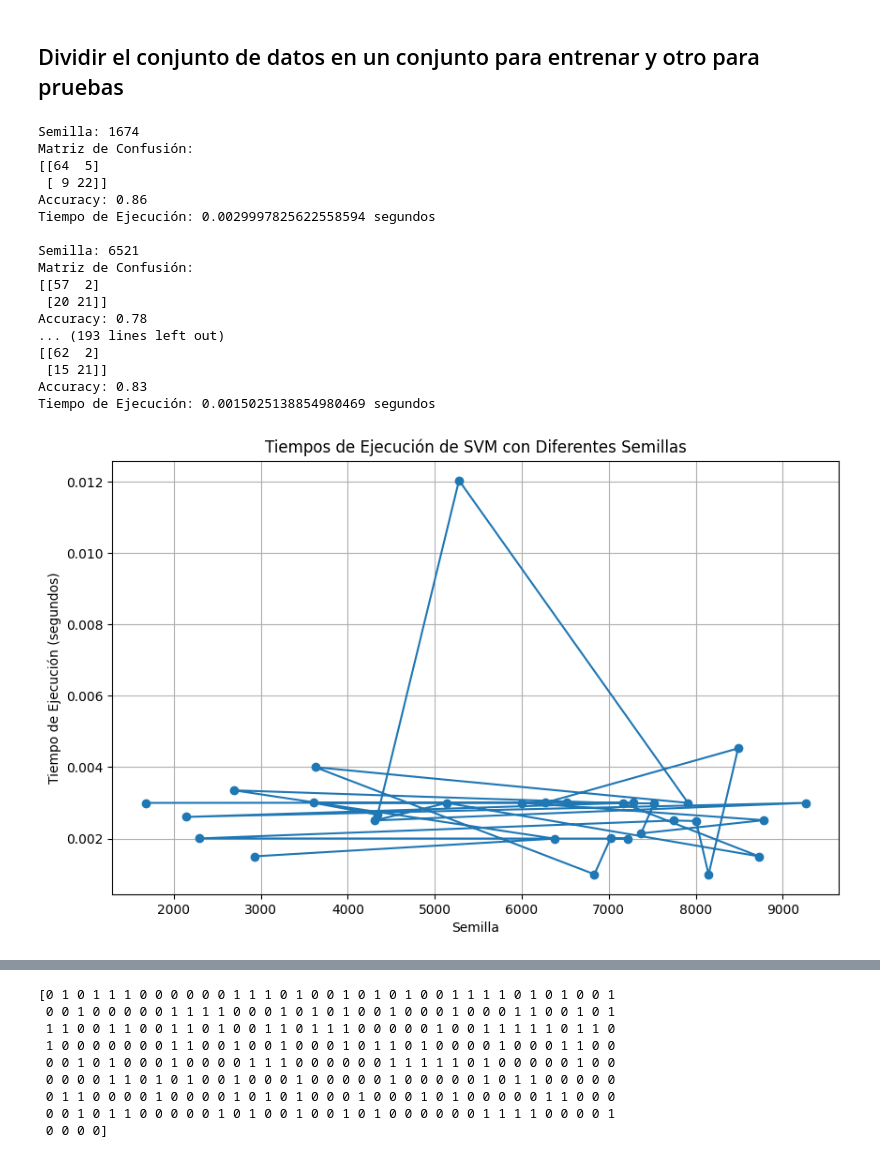
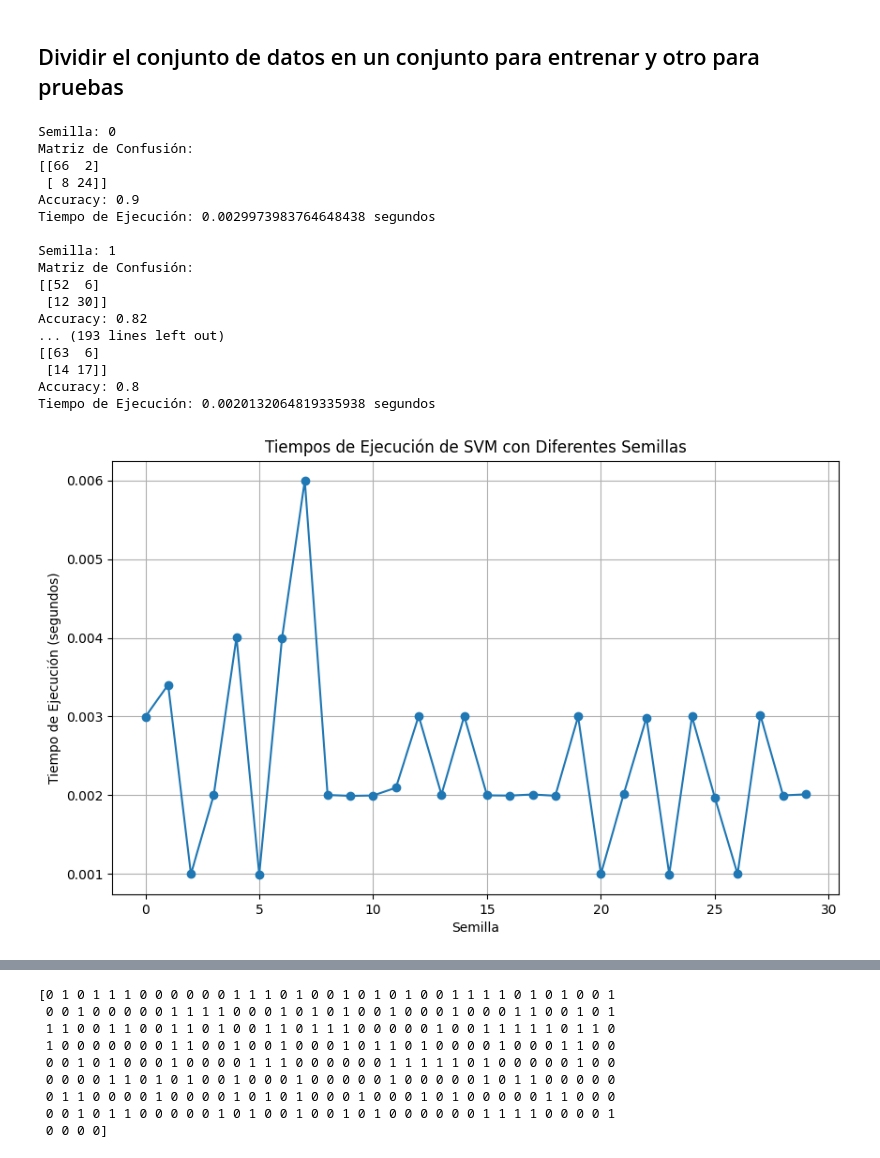
Before and after one commit to Kojimena/P2-ADA, a Jupyter notebook: 01-SVM.ipynb, the cells around one changed output, grey strips where cells are left out. Cells and saved outputs as stored; diff of their text form; code cells hidden in the pictures.

```diff
--- a/01-SVM.ipynb
+++ b/01-SVM.ipynb
@@ -60,51 +60,55 @@ def resultadosSVM_func(semilla, X, y):
     resultadosSVM[semilla] = {'matriz_confusion': mat_conf, 'accuracy': acc, 'tiempo_ejecucion': tiempo_ejecucion}
 
 # Generar 30 semillas distintas y ejecutar la función para cada una
-semillas = np.random.randint(0, 10000, 30)  # Generar 30 semillas aleatorias
+#semillas = np.random.randint(0, 10000, 30)  # Generar 30 semillas aleatorias
 
-for semilla in semillas:
-    resultadosSVM_func(semilla, X, y)
+#semillas = []
+for i in range(30):
+    resultadosSVM_func(i, X, y)
 
 # Imprimir los resultados
 for semilla, resultados in resultadosSVM.items():
     print(f"Semilla: {semilla}")
     print(f"Matriz de Confusión:\n{resultados['matriz_confusion']}")
     print(f"Accuracy: {resultados['accuracy']}")
     print(f"Tiempo de Ejecución: {resultados['tiempo_ejecucion']} segundos\n")
 
+
+resultadosSVM_ordenado = dict(sorted(resultadosSVM.items()))
+
 # Crear una lista de tiempos de ejecución
-tiempos_ejecucion = [resultados['tiempo_ejecucion'] for resultados in resultadosSVM.values()]
+tiempos_ejecucion = [resultados['tiempo_ejecucion'] for resultados in resultadosSVM_ordenado.values()]
 
 # Crear una gráfica de los tiempos de ejecución
 plt.figure(figsize=(10, 6))
 plt.plot(list(resultadosSVM.keys()), tiempos_ejecucion, marker='o', linestyle='-')
 plt.title('Tiempos de Ejecución de SVM con Diferentes Semillas')
 plt.xlabel('Semilla')
 plt.ylabel('Tiempo de Ejecución (segundos)')
 plt.grid(True)
 plt.show()
 
 
 X_entreno, X_prueba, y_entreno, y_prueba = train_test_split(X, y, test_size=0.25, random_state=semilla)
 # %% [output]
-Semilla: 1674
+Semilla: 0
 Matriz de Confusión:
-[[64  5]
- [ 9 22]]
-Accuracy: 0.86
-Tiempo de Ejecución: 0.0029997825622558594 segundos
+[[66  2]
+ [ 8 24]]
+Accuracy: 0.9
+Tiempo de Ejecución: 0.0029973983764648438 segundos
 
-Semilla: 6521
+Semilla: 1
 Matriz de Confusión:
-[[57  2]
- [20 21]]
-Accuracy: 0.78
+[[52  6]
+ [12 30]]
+Accuracy: 0.82
 ... (193 lines left out)
-[[62  2]
- [15 21]]
-Accuracy: 0.83
-Tiempo de Ejecución: 0.0015025138854980469 segundos
+[[63  6]
+ [14 17]]
+Accuracy: 0.8
+Tiempo de Ejecución: 0.0020132064819335938 segundos
-[figure, old version]
+[figure, new version]
 # %%
 print(X_entreno)
 # %% [output]
```
